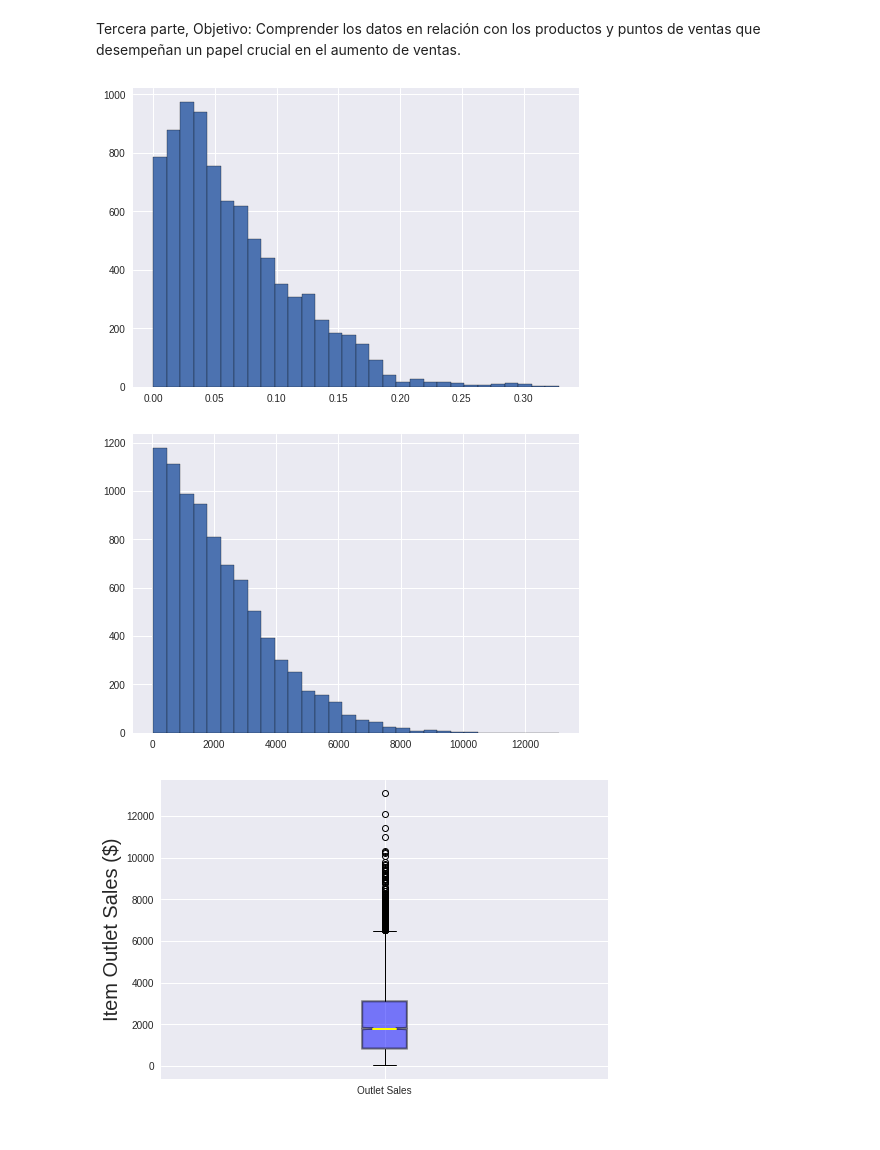
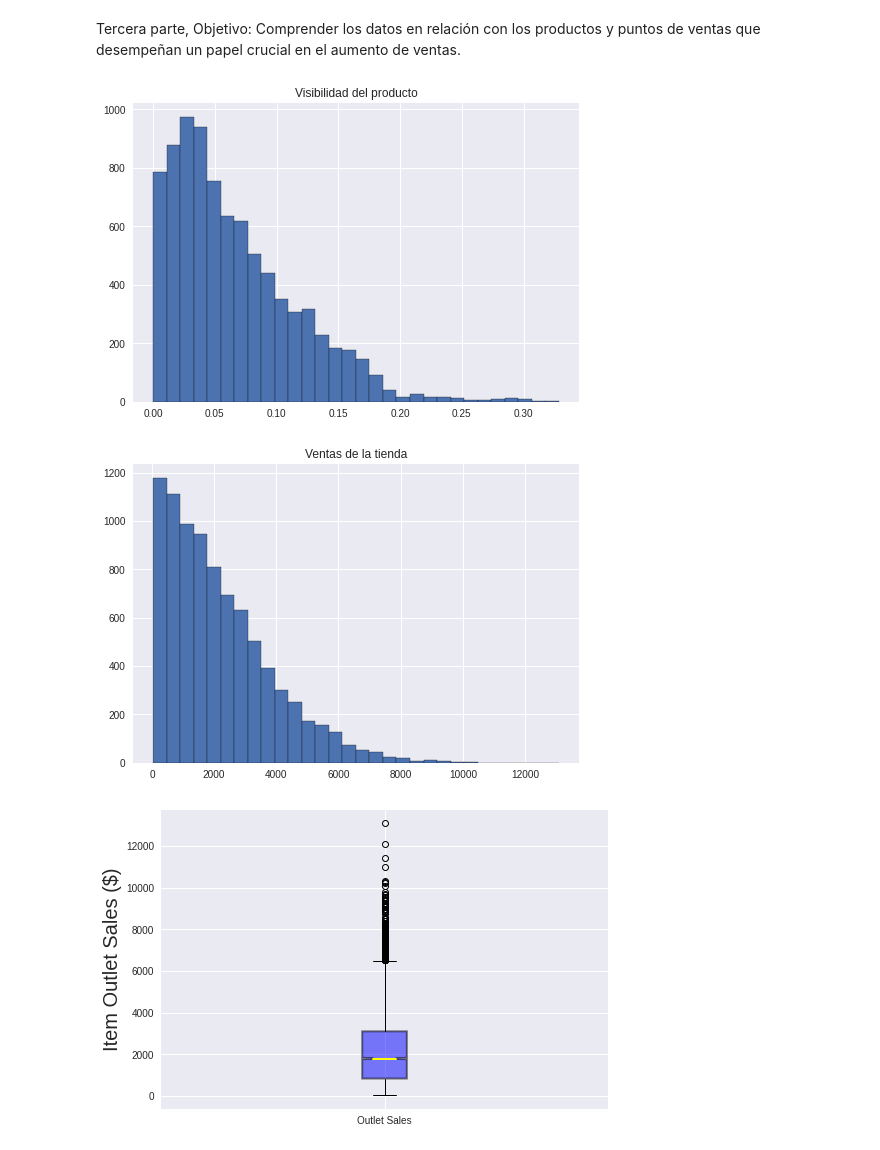
Before and after one commit to andrea0026/Prediccion-de-ventas, a Jupyter notebook: sales_prediction_pry1.ipynb, the cells around one changed output. Cells and saved outputs as stored; diff of their text form; code cells hidden in the pictures.

```diff
--- a/sales_prediction_pry1.ipynb
+++ b/sales_prediction_pry1.ipynb
@@ -182,20 +182,22 @@ import numpy as np
 # %%
 plt.style.use('seaborn')
 df['Item_Visibility'].hist(bins=30, edgecolor='black')
+plt.title('Visibilidad del producto')
 plt.show()
 
 #El histograma muestra una distribucion en  la visibilidad del produducto sesgada a la derecha.
 # En x mayor a 0,25 se pueden estar presentando valores atipicos.
 # %% [output]
-[figure, old version]
+[figure, new version]
 # %%
 plt.style.use('seaborn')
 df['Item_Outlet_Sales'].hist(bins=30, edgecolor='black')
+plt.title('Ventas de la tienda')
 plt.show()
 
 #las ventas de la tienda muestra un sesgo hacia la derecha.
 # %% [output]
-[figure, old version]
+[figure, new version]
 # %%
 # Boxplot para ver resúmenes estadísticos de diversas características en el conjunto de datos.
 
```
Also changed, not shown: parts of 7 cells of this notebook.
